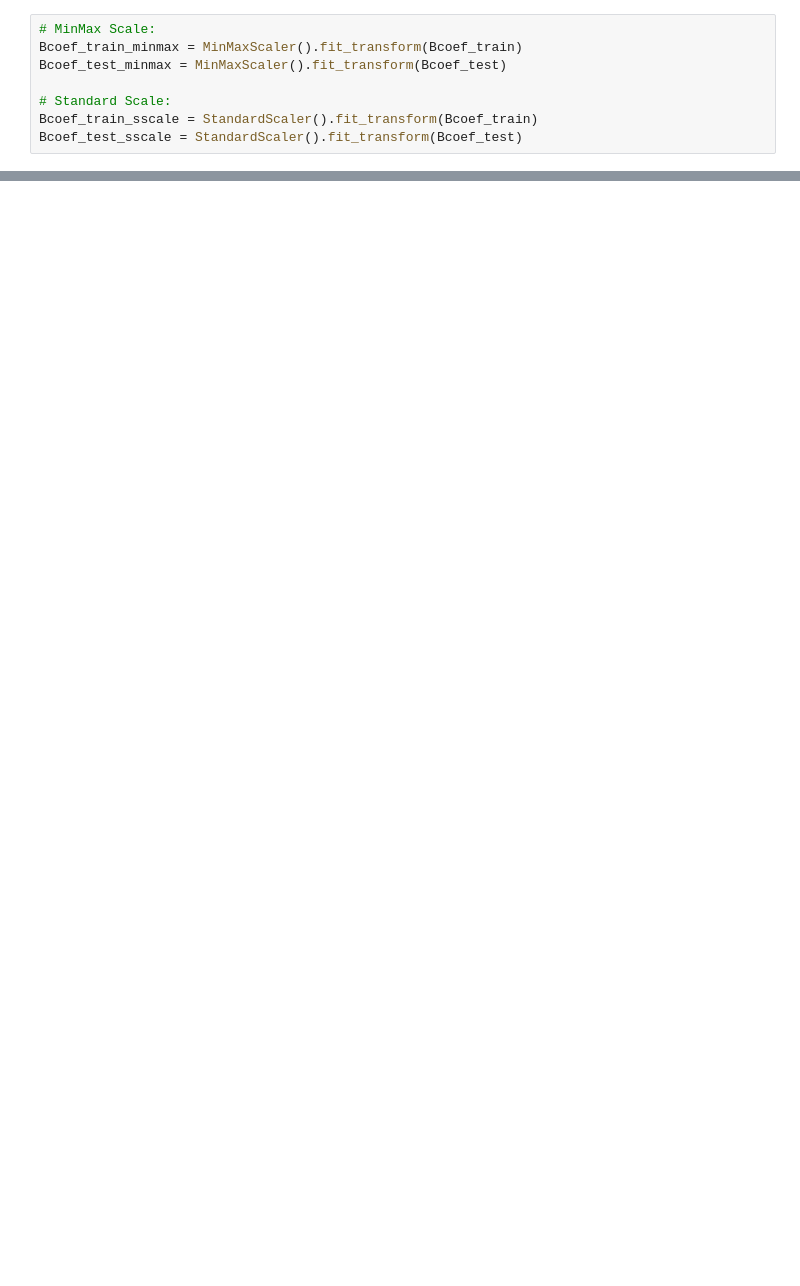
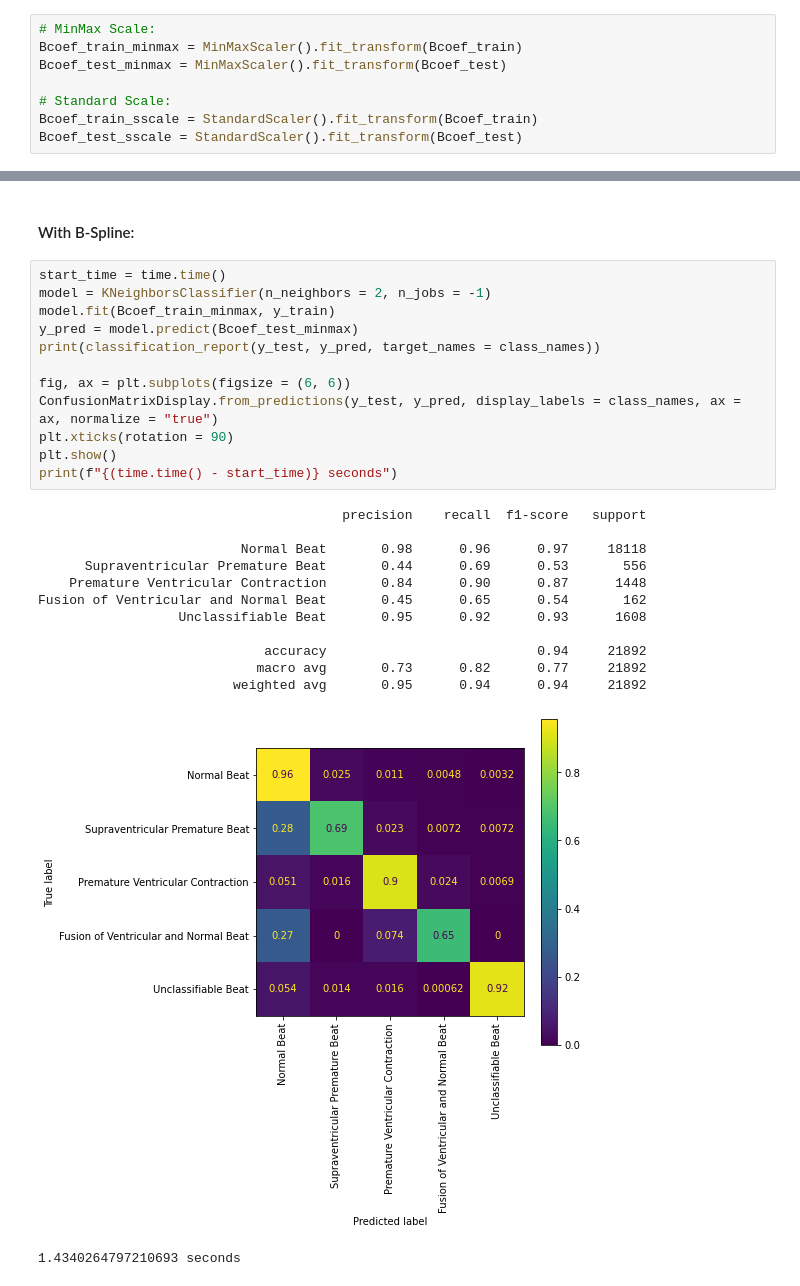
Before and after one commit to numersoz/projects, a Jupyter notebook: ecg_heartbeat_categorization/B-Spline.ipynb, the cells around one changed output, grey strips where cells are left out. Cells and saved outputs as stored; diff of their text form; blank space fills up the shorter version.

```diff
--- a/ecg_heartbeat_categorization/B-Spline.ipynb
+++ b/ecg_heartbeat_categorization/B-Spline.ipynb
@@ -170,0 +230,28 @@ Fusion of Ventricular and Normal Beat       0.10      0.89      0.18       162
+# %% [markdown]
+#### With B-Spline:
+# %%
+start_time = time.time()
+model = KNeighborsClassifier(n_neighbors = 2, n_jobs = -1)
+model.fit(Bcoef_train_minmax, y_train)
+y_pred = model.predict(Bcoef_test_minmax)
+print(classification_report(y_test, y_pred, target_names = class_names))
+
+fig, ax = plt.subplots(figsize = (6, 6))
+ConfusionMatrixDisplay.from_predictions(y_test, y_pred, display_labels = class_names, ax = ax, normalize = "true")
+plt.xticks(rotation = 90)
+plt.show()
+print(f"{(time.time() - start_time)} seconds")
+# %% [output]
+                                       precision    recall  f1-score   support
+
+                          Normal Beat       0.98      0.96      0.97     18118
+      Supraventricular Premature Beat       0.44      0.69      0.53       556
+    Premature Ventricular Contraction       0.84      0.90      0.87      1448
+Fusion of Ventricular and Normal Beat       0.45      0.65      0.54       162
+                  Unclassifiable Beat       0.95      0.92      0.93      1608
+
+                             accuracy                           0.94     21892
+                            macro avg       0.73      0.82      0.77     21892
+                         weighted avg       0.95      0.94      0.94     21892
+[figure, added]
+1.4340264797210693 seconds
```
Also changed, not shown: parts of 37 cells of this notebook, 1 other file.
